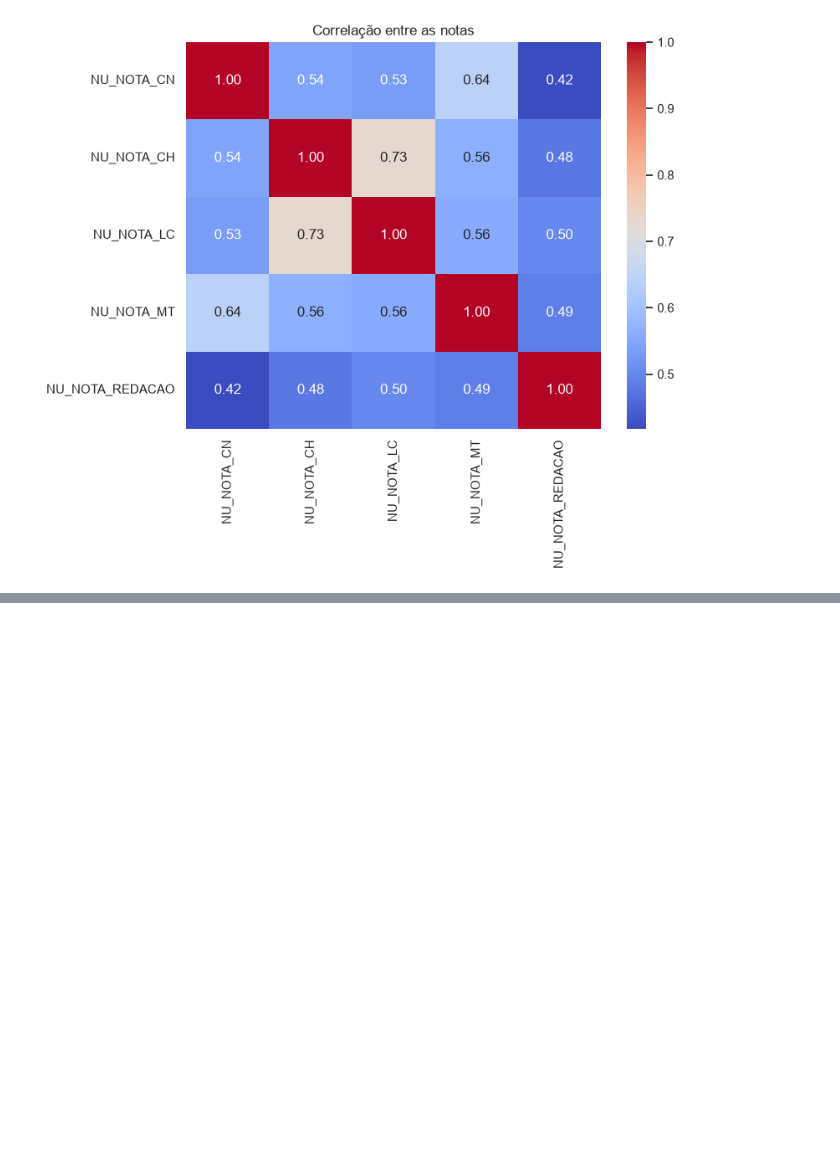
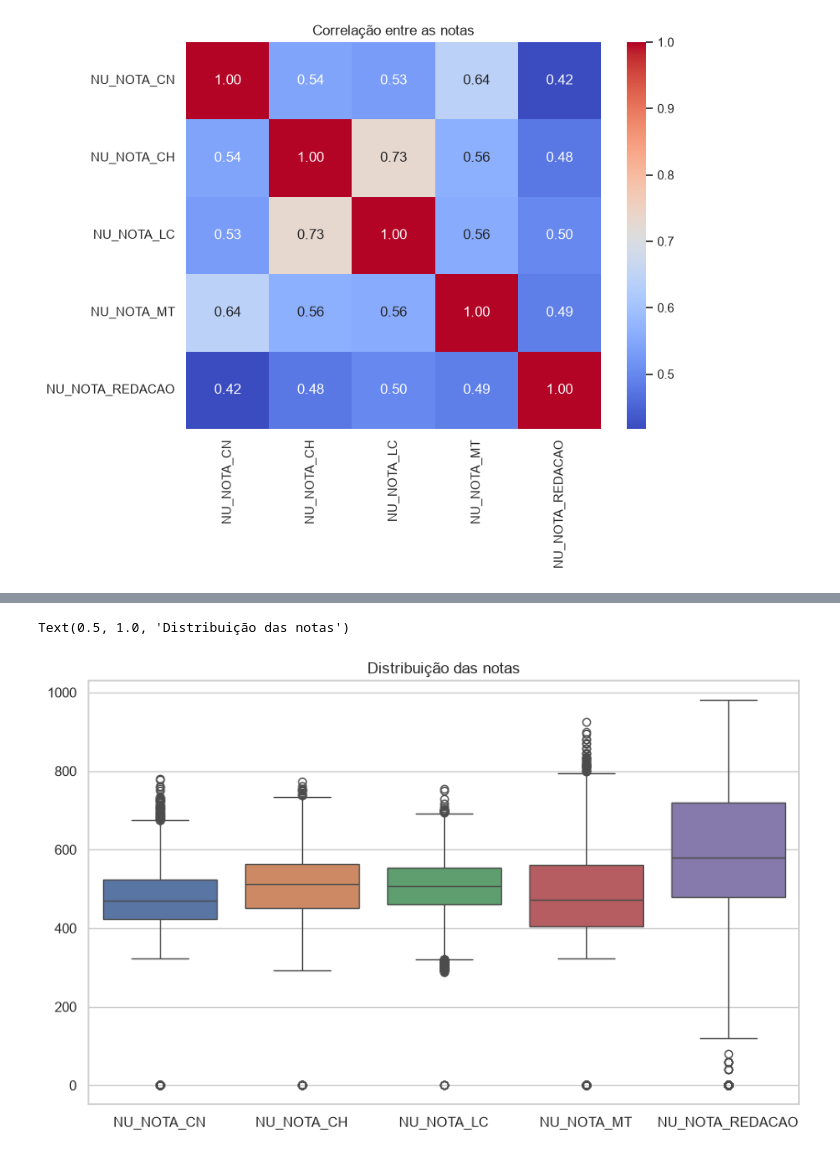
Before and after one commit to mvs105/TESI1---2026.1, a Jupyter notebook: analise_exploratoria_enem_acre.ipynb, the cells around one changed output, grey strips where cells are left out. Drawn from its saved outputs; the diff is of its cells as text; code cells hidden in the pictures; blank space fills up the shorter version.

```diff
--- a/analise_exploratoria_enem_acre.ipynb
+++ b/analise_exploratoria_enem_acre.ipynb
@@ -393,0 +316,19 @@ plt.show()
+# %%
+plt.figure(figsize=(10,6))
+
+sns.boxplot(
+    data=df_acre[
+        [
+            "NU_NOTA_CN",
+            "NU_NOTA_CH",
+            "NU_NOTA_LC",
+            "NU_NOTA_MT",
+            "NU_NOTA_REDACAO"
+        ]
+    ]
+)
+
+plt.title("Distribuição das notas")
+# %% [output]
+Text(0.5, 1.0, 'Distribuição das notas')
+[figure, added]
```
Also changed, not shown: parts of 12 cells of this notebook.
